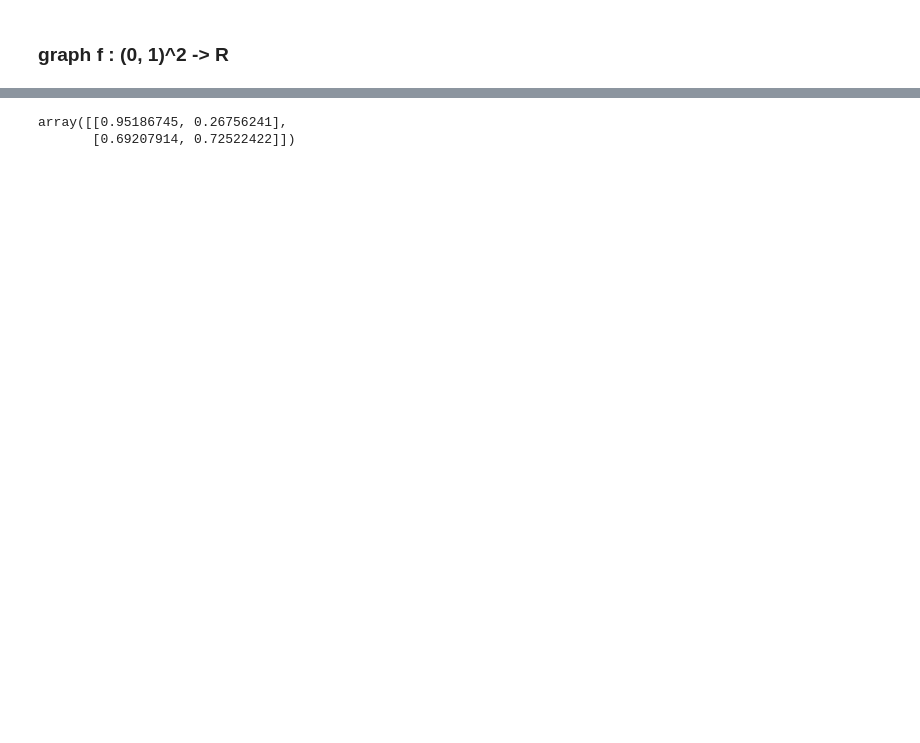
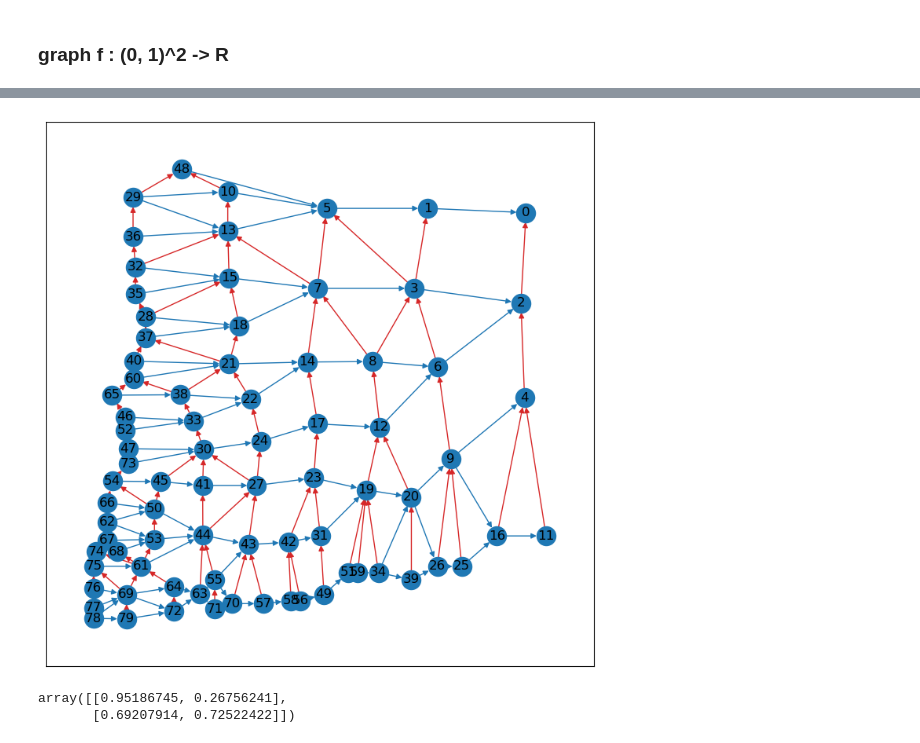
Before and after one commit to Polatucha16/SquareDivision, a Jupyter notebook: square_division_example.ipynb, the cells around one changed output, grey strips where cells are left out. Cells and saved outputs as stored; diff of their text form; code cells hidden in the pictures; blank space fills up the shorter version.

```diff
--- a/square_division_example.ipynb
+++ b/square_division_example.ipynb
@@ -310,3 +50,7 @@ array([ 1,  2,  8, 10, 15], dtype=int64)
+# %%
+rects.draw_contact_graph(1)
+# %% [output]
+[figure, added]
 # %%
 import numpy as np
 from numpy.random._generator import Generator
```
Also changed, not shown: parts of 21 cells of this notebook.
